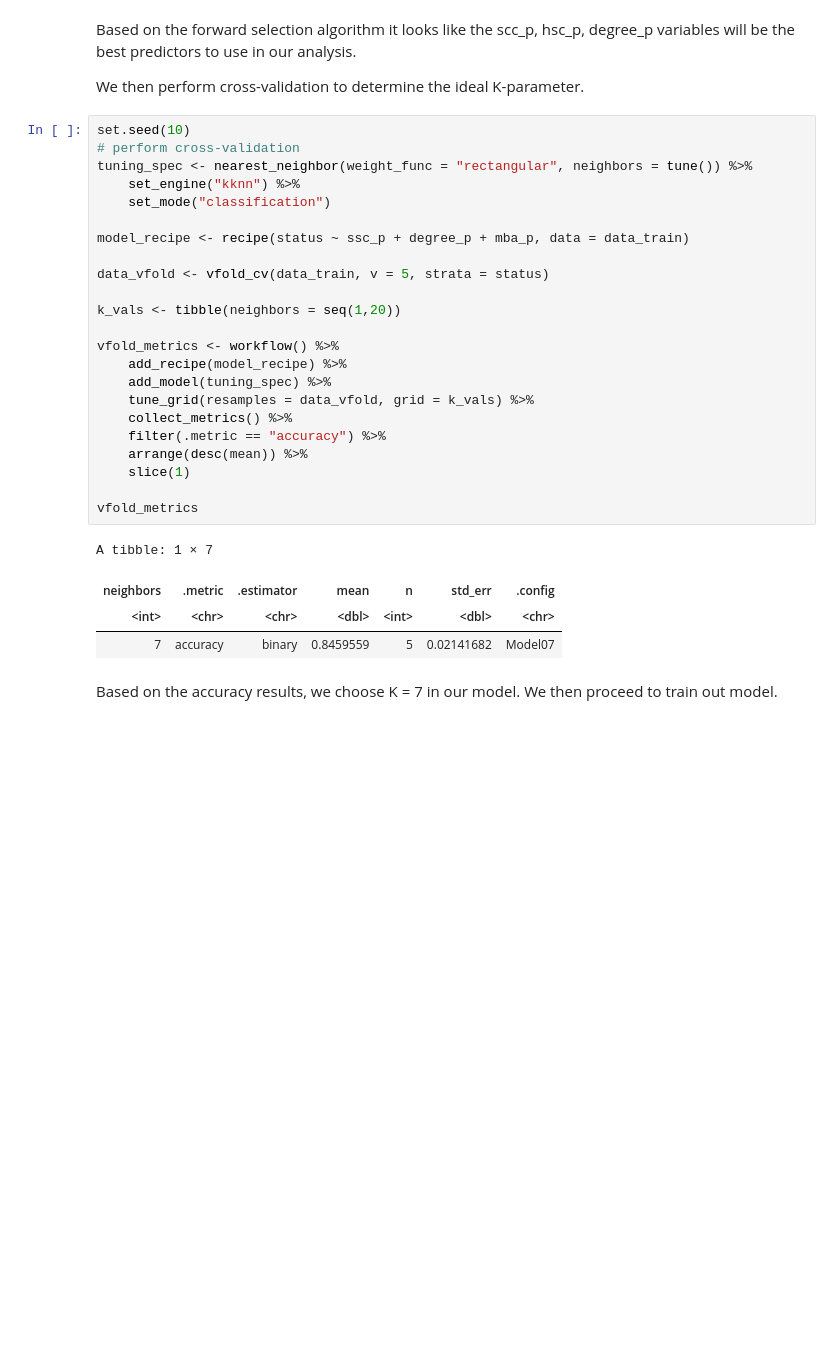
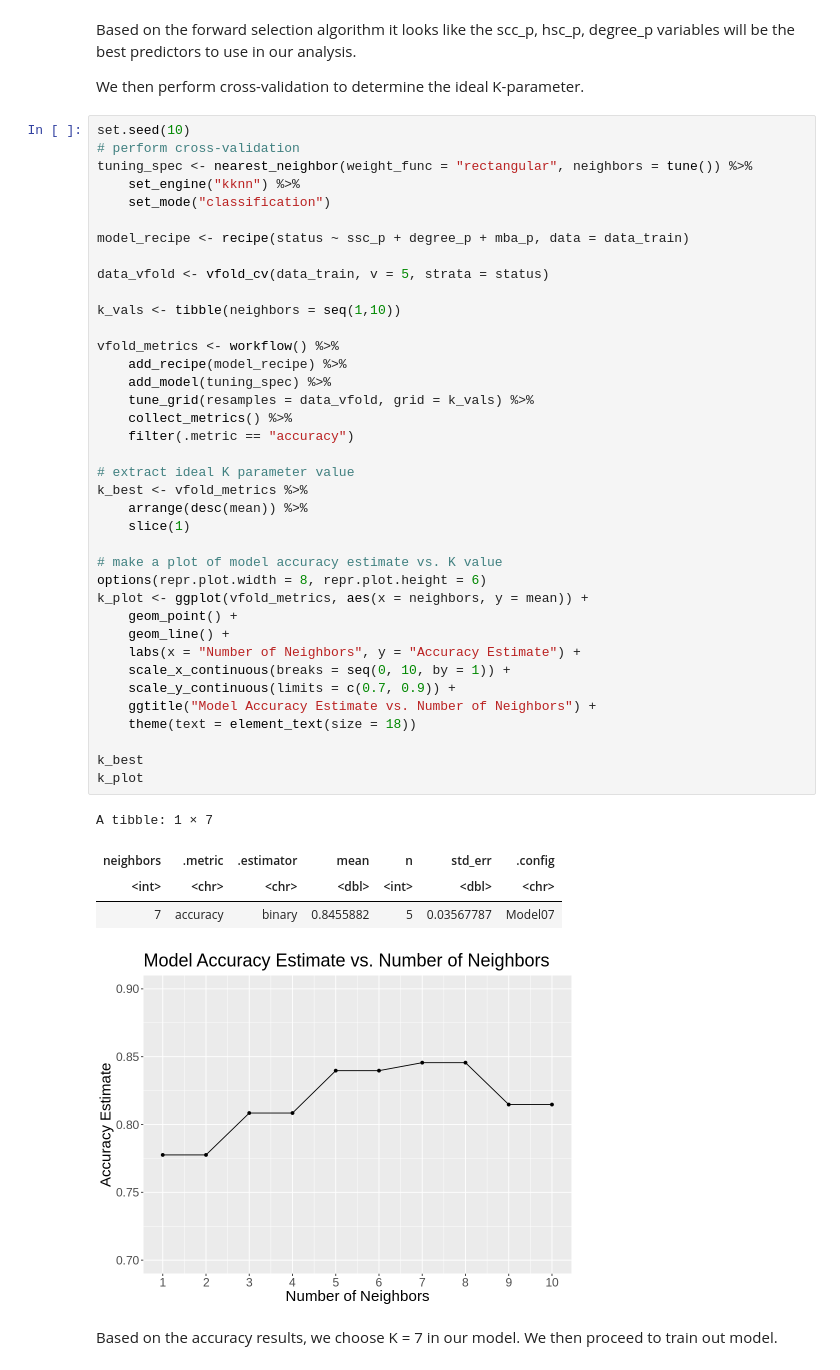
Before and after one commit to rmahinpei/dsci100-project, a Jupyter notebook: Group_Project_Report.ipynb, the cells around one changed output. Cells and saved outputs as stored; diff of their text form; blank space fills up the shorter version.

Commit message:
Plot K vals vs. their predicted accuracies

```diff
--- a/Group_Project_Report.ipynb
+++ b/Group_Project_Report.ipynb
@@ -219,31 +237,47 @@ We then perform cross-validation to determine the ideal K-parameter.
 # %%
 set.seed(10)
 # perform cross-validation
 tuning_spec <- nearest_neighbor(weight_func = "rectangular", neighbors = tune()) %>%
     set_engine("kknn") %>%
     set_mode("classification")
 
 model_recipe <- recipe(status ~ ssc_p + degree_p + mba_p, data = data_train)
 
 data_vfold <- vfold_cv(data_train, v = 5, strata = status)
 
-k_vals <- tibble(neighbors = seq(1,20))
+k_vals <- tibble(neighbors = seq(1,10))
 
 vfold_metrics <- workflow() %>%
     add_recipe(model_recipe) %>%
     add_model(tuning_spec) %>%
     tune_grid(resamples = data_vfold, grid = k_vals) %>%
     collect_metrics() %>%
-    filter(.metric == "accuracy") %>%
+    filter(.metric == "accuracy")
+
+# extract ideal K parameter value
+k_best <- vfold_metrics %>%
     arrange(desc(mean)) %>%
     slice(1)
 
-vfold_metrics
+# make a plot of model accuracy estimate vs. K value
+options(repr.plot.width = 8, repr.plot.height = 6)
+k_plot <- ggplot(vfold_metrics, aes(x = neighbors, y = mean)) +
+    geom_point() +
+    geom_line() +
+    labs(x = "Number of Neighbors", y = "Accuracy Estimate") +
+    scale_x_continuous(breaks = seq(0, 10, by = 1)) +
+    scale_y_continuous(limits = c(0.7, 0.9)) +
+    ggtitle("Model Accuracy Estimate vs. Number of Neighbors") +
+    theme(text = element_text(size = 18))
+
+k_best
+k_plot
 # %% [output]
 A tibble: 1 × 7
 | neighbors | .metric | .estimator | mean | n | std_err | .config |
 | <int> | <chr> | <chr> | <dbl> | <int> | <dbl> | <chr> |
-| 7 | accuracy | binary | 0.8459559 | 5 | 0.02141682 | Model07 |
+| 7 | accuracy | binary | 0.8455882 | 5 | 0.03567787 | Model07 |
+[figure, added]
 # %% [markdown]
 Based on the accuracy results, we choose K = 7 in our model. We then proceed to train out model.
 # %%
```
Also changed, not shown: parts of 7 cells of this notebook.
